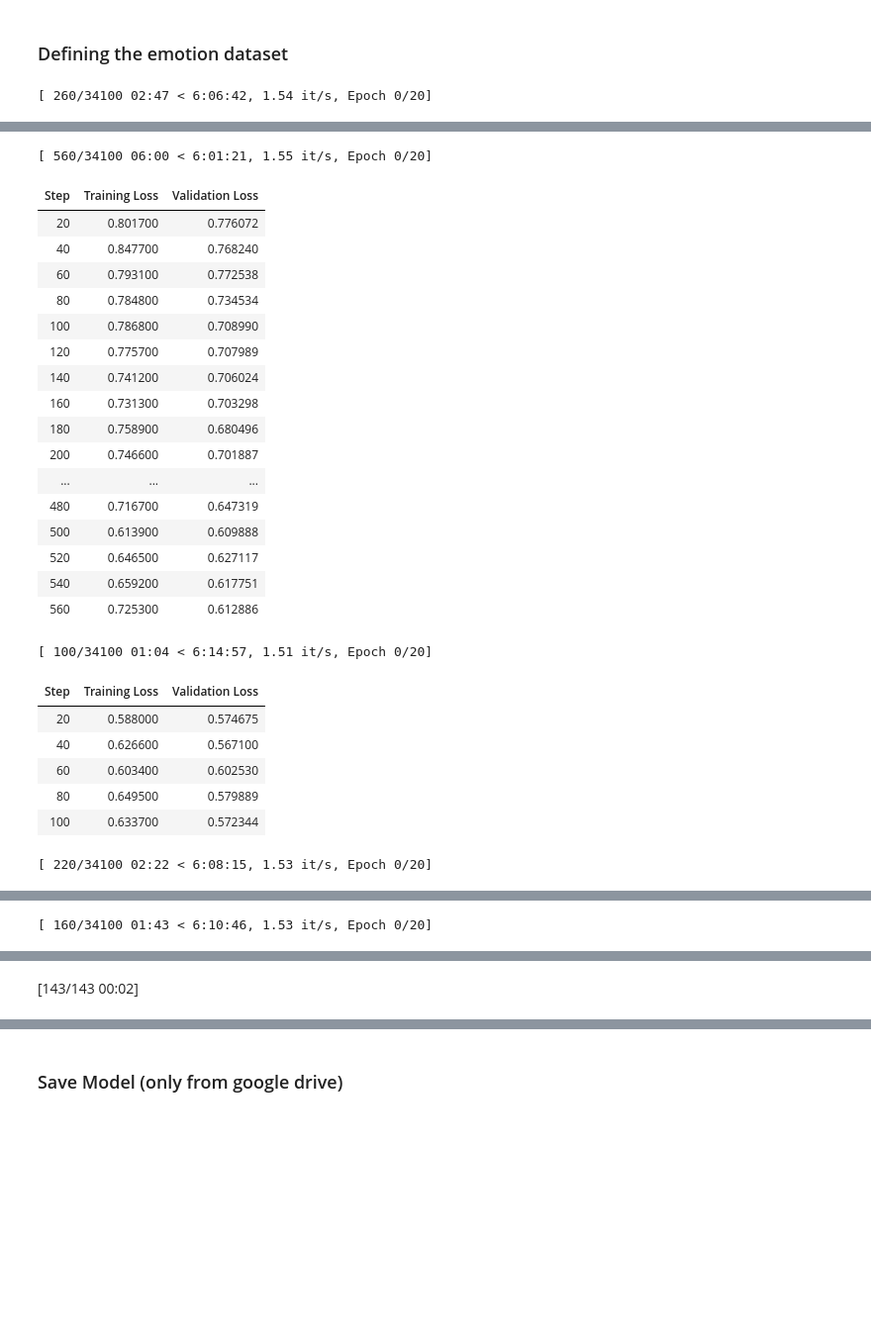
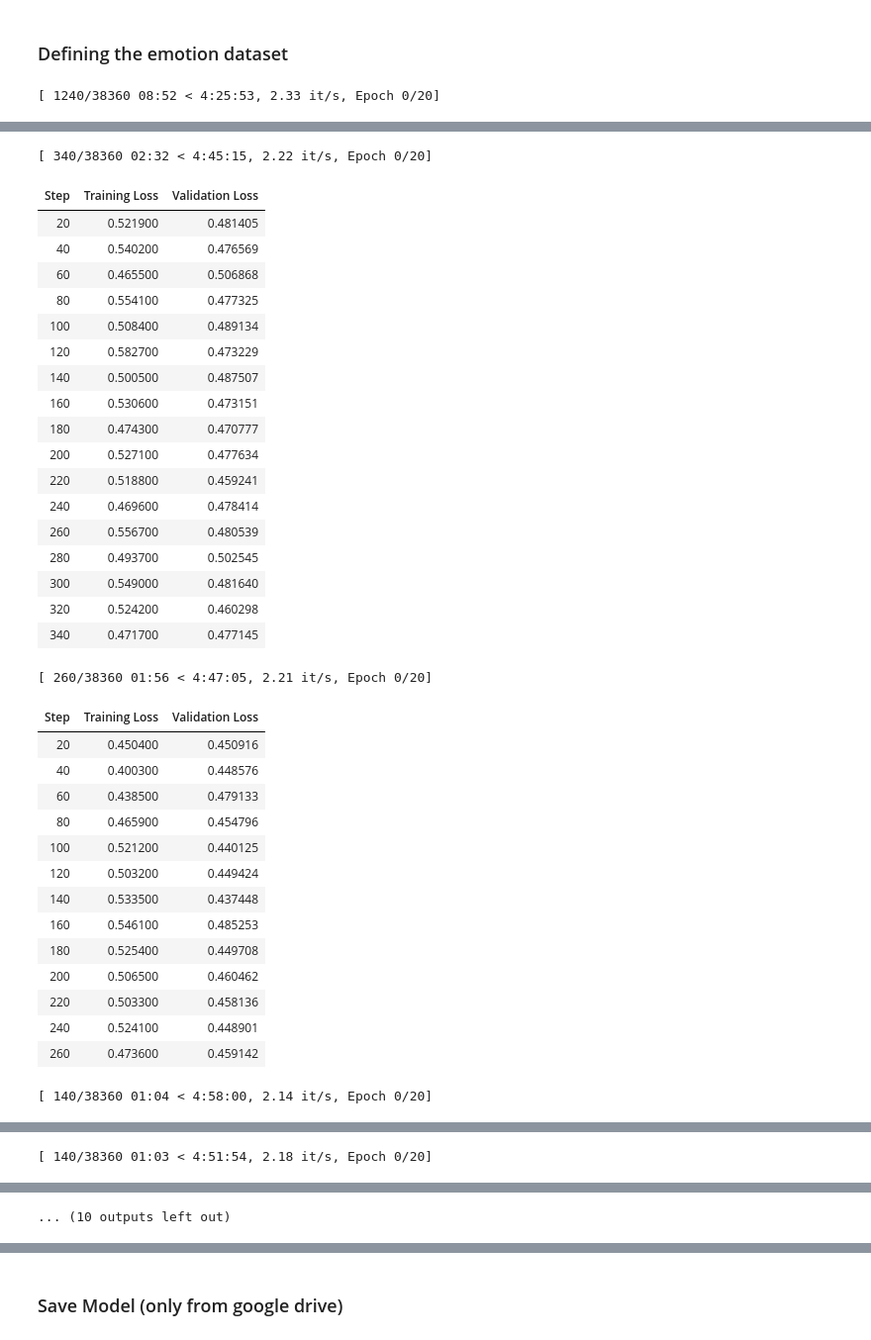
Before and after one commit to rgap/NMA-GoEmotions-Project, a Jupyter notebook: notebooks/14_model_building_bertClassifier_5classes_newmapping.ipynb, the cells around one changed output, grey strips where cells are left out. Shown: that part at 99% size. Drawn from its saved outputs; the diff is of its cells as text; code cells hidden in the pictures; blank space fills up the shorter version.

```diff
--- a/notebooks/14_model_building_bertClassifier_5classes_newmapping.ipynb
+++ b/notebooks/14_model_building_bertClassifier_5classes_newmapping.ipynb
@@ -269,7 +269,7 @@ class EmotionDataset(Dataset):
         }
 
 # Cross-validation setup
-kf = KFold(n_splits=5, shuffle=True, random_state=42)
+kf = KFold(n_splits=10, shuffle=True)
 
 # Prepare datasets for cross-validation
 datasets = []
@@ -303,24 +303,34 @@ training_args = TrainingArguments(
     load_best_model_at_end=True,  # Load the best model when finished training
     lr_scheduler_type="cosine_with_restarts",  # Cosine annealing scheduler with restarts
     metric_for_best_model="eval_loss",  # Use loss to identify the best model
-    save_total_limit=2,  # Limit the total amount of checkpoints. Deletes the older checkpoints.
+    # save_total_limit=2,  # Limit the total amount of checkpoints. Deletes the older checkpoints.
     greater_is_better=False,  # Set to True if the metric to optimize is greater (e.g. Accuracy, F1). False for metrics which are lower (e.g. loss)
 )
 
 # Train model with cross-validation
+all_train_losses = []
+all_eval_losses = []
+
 for train_dataset_fold, val_dataset_fold in datasets:
     trainer = Trainer(
         model=model,
         args=training_args,
         train_dataset=train_dataset_fold,
         eval_dataset=val_dataset_fold,
-        callbacks=[EarlyStoppingCallback(early_stopping_patience=3)]  # Early stopping with patience of 3
+        callbacks=[EarlyStoppingCallback(early_stopping_patience=6)]  # Early stopping with patience of 1
     )
     trainer.train()
+
+    # Extract loss values from the logs
+    for log in trainer.state.log_history:
+        if 'loss' in log:
+            all_train_losses.append(log['loss'])
+        if 'eval_loss' in log:
+            all_eval_losses.append(log['eval_loss'])
 
 # Final evaluation on the validation set
 validation_dataset = EmotionDataset(X_validation, attention_masks_validation, y_validation)
 trainer.evaluate(eval_dataset=validation_dataset)
 # %% [output]
-[ 260/34100 02:47 < 6:06:42, 1.54 it/s, Epoch 0/20]
+[ 1240/38360 08:52 < 4:25:53, 2.33 it/s, Epoch 0/20]
 | Step | Training Loss | Validation Loss |
@@ -340,27 +353,36 @@ trainer.evaluate(eval_dataset=validation_dataset)
-[ 560/34100 06:00 < 6:01:21, 1.55 it/s, Epoch 0/20]
+[ 340/38360 02:32 < 4:45:15, 2.22 it/s, Epoch 0/20]
 | Step | Training Loss | Validation Loss |
-| 20 | 0.801700 | 0.776072 |
-| 40 | 0.847700 | 0.768240 |
-| 60 | 0.793100 | 0.772538 |
-| 80 | 0.784800 | 0.734534 |
-| 100 | 0.786800 | 0.708990 |
-| 120 | 0.775700 | 0.707989 |
-| 140 | 0.741200 | 0.706024 |
-| 160 | 0.731300 | 0.703298 |
-| 180 | 0.758900 | 0.680496 |
-| 200 | 0.746600 | 0.701887 |
-| ... | ... | ... |
-| 480 | 0.716700 | 0.647319 |
-| 500 | 0.613900 | 0.609888 |
-| 520 | 0.646500 | 0.627117 |
-| 540 | 0.659200 | 0.617751 |
-| 560 | 0.725300 | 0.612886 |
+| 20 | 0.521900 | 0.481405 |
+| 40 | 0.540200 | 0.476569 |
+| 60 | 0.465500 | 0.506868 |
+| 80 | 0.554100 | 0.477325 |
+| 100 | 0.508400 | 0.489134 |
+| 120 | 0.582700 | 0.473229 |
+| 140 | 0.500500 | 0.487507 |
+| 160 | 0.530600 | 0.473151 |
+| 180 | 0.474300 | 0.470777 |
+| 200 | 0.527100 | 0.477634 |
+| 220 | 0.518800 | 0.459241 |
+| 240 | 0.469600 | 0.478414 |
+| 260 | 0.556700 | 0.480539 |
+| 280 | 0.493700 | 0.502545 |
+| 300 | 0.549000 | 0.481640 |
+| 320 | 0.524200 | 0.460298 |
+| 340 | 0.471700 | 0.477145 |
-[ 100/34100 01:04 < 6:14:57, 1.51 it/s, Epoch 0/20]
+[ 260/38360 01:56 < 4:47:05, 2.21 it/s, Epoch 0/20]
 | Step | Training Loss | Validation Loss |
-| 20 | 0.588000 | 0.574675 |
-| 40 | 0.626600 | 0.567100 |
-| 60 | 0.603400 | 0.602530 |
-| 80 | 0.649500 | 0.579889 |
-| 100 | 0.633700 | 0.572344 |
+| 20 | 0.450400 | 0.450916 |
+| 40 | 0.400300 | 0.448576 |
+| 60 | 0.438500 | 0.479133 |
+| 80 | 0.465900 | 0.454796 |
+| 100 | 0.521200 | 0.440125 |
+| 120 | 0.503200 | 0.449424 |
+| 140 | 0.533500 | 0.437448 |
+| 160 | 0.546100 | 0.485253 |
+| 180 | 0.525400 | 0.449708 |
+| 200 | 0.506500 | 0.460462 |
+| 220 | 0.503300 | 0.458136 |
+| 240 | 0.524100 | 0.448901 |
+| 260 | 0.473600 | 0.459142 |
-[ 220/34100 02:22 < 6:08:15, 1.53 it/s, Epoch 0/20]
+[ 140/38360 01:04 < 4:58:00, 2.14 it/s, Epoch 0/20]
 | Step | Training Loss | Validation Loss |
@@ -378,2 +396,2 @@ trainer.evaluate(eval_dataset=validation_dataset)
-[ 160/34100 01:43 < 6:10:46, 1.53 it/s, Epoch 0/20]
+[ 140/38360 01:03 < 4:51:54, 2.18 it/s, Epoch 0/20]
 | Step | Training Loss | Validation Loss |
@@ -388 +404,0 @@ trainer.evaluate(eval_dataset=validation_dataset)
-[143/143 00:02]
@@ -394,3 +419,4 @@ trainer.evaluate(eval_dataset=validation_dataset)
+... (10 outputs left out)
 # %%
 import matplotlib.pyplot as plt
 
```
Also changed, not shown: parts of 3 cells of this notebook, 2 other files.
